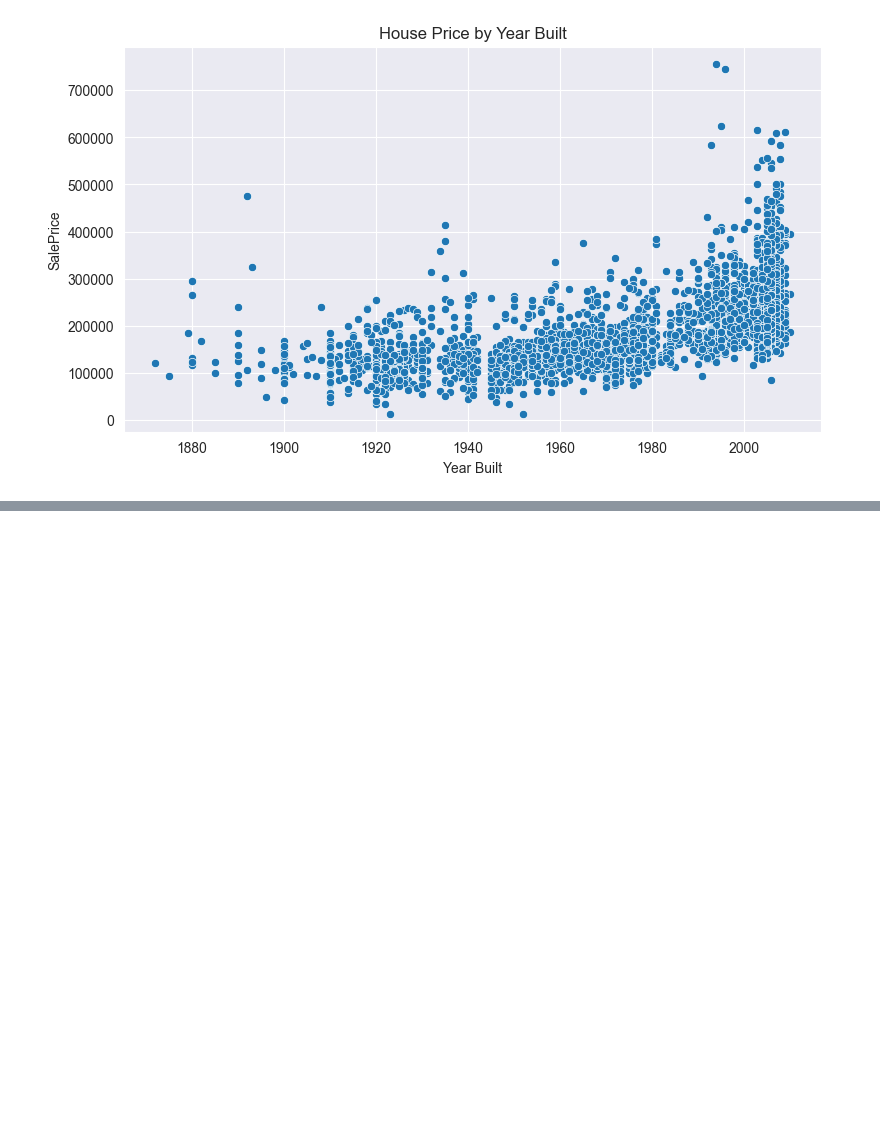
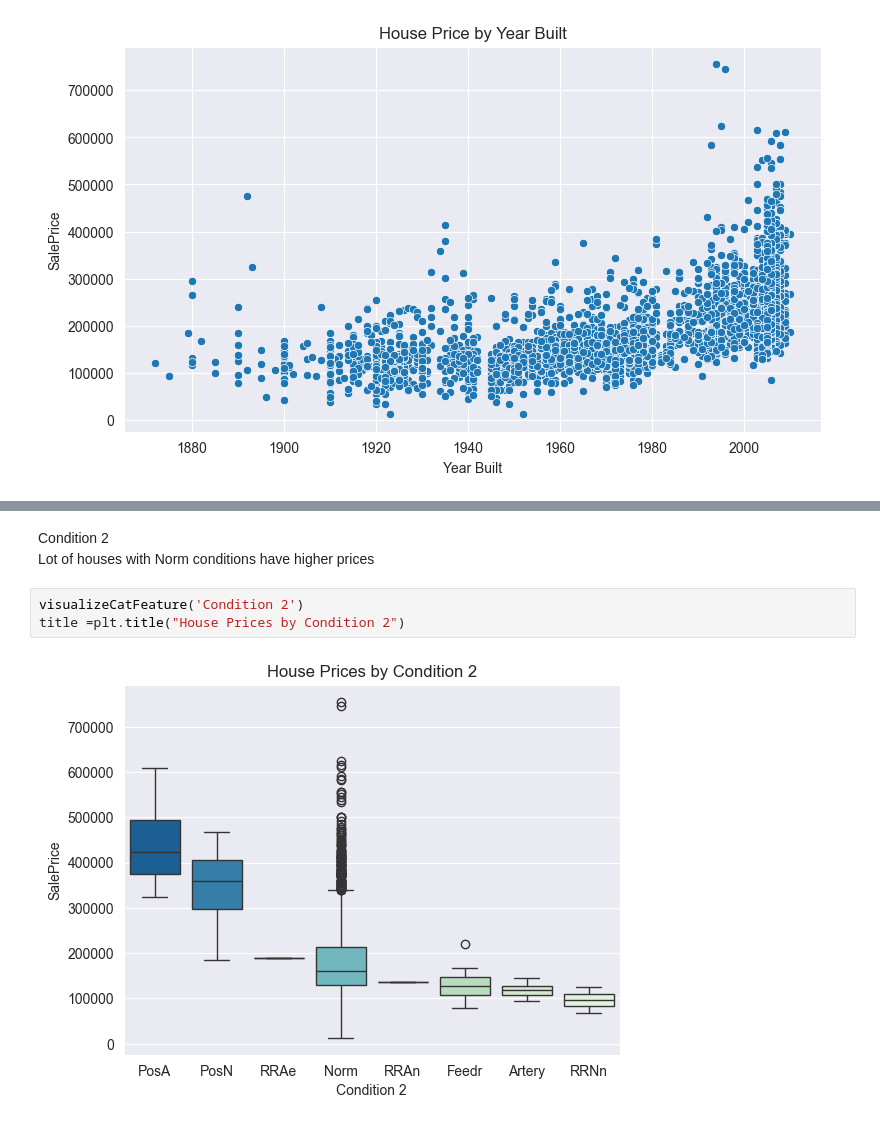
Before and after one commit to HimanshuChoudhary3004/Ames-house-prediction-with-Advance-regression, a Jupyter notebook: src/main.ipynb, the cells around one changed output, grey strips where cells are left out. Saved outputs shown, nothing was run; the diff lists cells and outputs as text; blank space fills up the shorter version.

```diff
--- a/src/main.ipynb
+++ b/src/main.ipynb
@@ -239,0 +342,8 @@ title = plt.title('House Price by Year Built')
+# %% [markdown]
+Condition 2 <br>
+Lot of houses with Norm conditions have higher prices
+# %%
+visualizeCatFeature('Condition 2')
+title =plt.title("House Prices by Condition 2")
+# %% [output]
+[figure, added]
```
Also changed, not shown: parts of 15 cells of this notebook.
